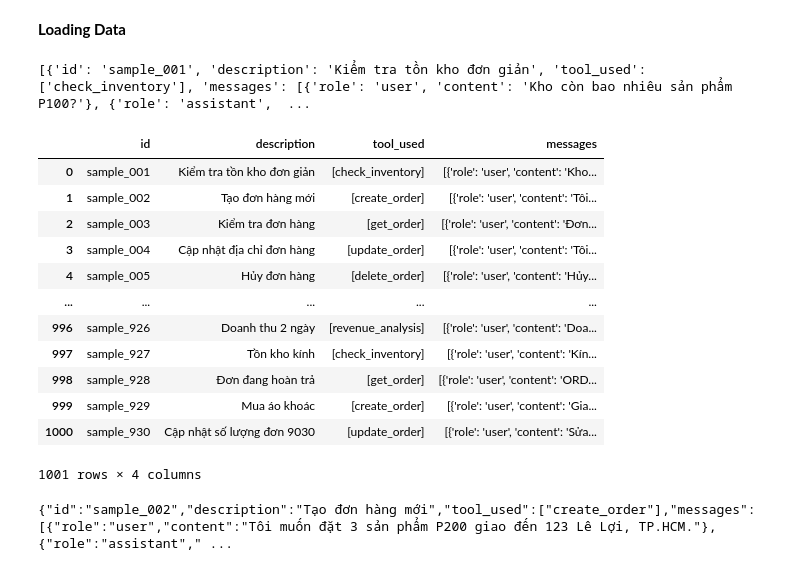
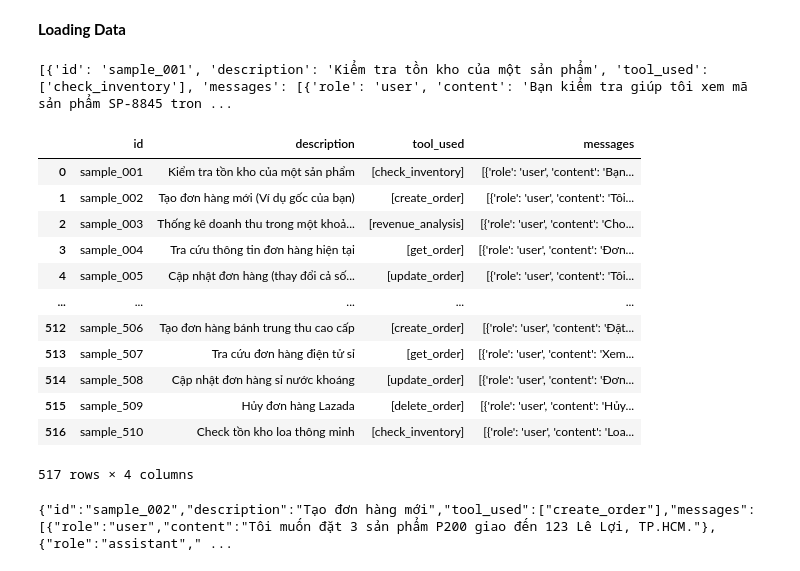
Before and after one commit to HyIsNoob/CS338, a Jupyter notebook: Trial.ipynb, the cells around one changed output. Drawn from its saved outputs; the diff is of its cells as text; code cells hidden in the pictures.

Commit message:
update data

```diff
--- a/Trial.ipynb
+++ b/Trial.ipynb
@@ -181,31 +161,31 @@ Sản phẩm P100 hiện còn 25 sản phẩm trong kho.<|im_end|>
 # %%
 import json
 
-with open('./data/agent_data.json', 'r', encoding='utf-8') as f:
+with open('./data/agent_data1.json', 'r', encoding='utf-8') as f:
     data = json.load(f)
 
 print(data)
 # %% [output]
-[{'id': 'sample_001', 'description': 'Kiểm tra tồn kho đơn giản', 'tool_used': ['check_inventory'], 'messages': [{'role': 'user', 'content': 'Kho còn bao nhiêu sản phẩm P100?'}, {'role': 'assistant',  ...
+[{'id': 'sample_001', 'description': 'Kiểm tra tồn kho của một sản phẩm', 'tool_used': ['check_inventory'], 'messages': [{'role': 'user', 'content': 'Bạn kiểm tra giúp tôi xem mã sản phẩm SP-8845 tron ...
 # %%
 import pandas as pd
 
-ds = pd.read_json("./data/agent_data.json")
+ds = pd.read_json("./data/agent_data1.json")
 ds
 # %% [output]
 |  | id | description | tool_used | messages |
-| 0 | sample_001 | Kiểm tra tồn kho đơn giản | [check_inventory] | [{'role': 'user', 'content': 'Kho... |
-| 1 | sample_002 | Tạo đơn hàng mới | [create_order] | [{'role': 'user', 'content': 'Tôi... |
-| 2 | sample_003 | Kiểm tra đơn hàng | [get_order] | [{'role': 'user', 'content': 'Đơn... |
-| 3 | sample_004 | Cập nhật địa chỉ đơn hàng | [update_order] | [{'role': 'user', 'content': 'Tôi... |
-| 4 | sample_005 | Hủy đơn hàng | [delete_order] | [{'role': 'user', 'content': 'Hủy... |
+| 0 | sample_001 | Kiểm tra tồn kho của một sản phẩm | [check_inventory] | [{'role': 'user', 'content': 'Bạn... |
+| 1 | sample_002 | Tạo đơn hàng mới (Ví dụ gốc của bạn) | [create_order] | [{'role': 'user', 'content': 'Tôi... |
+| 2 | sample_003 | Thống kê doanh thu trong một khoả... | [revenue_analysis] | [{'role': 'user', 'content': 'Cho... |
+| 3 | sample_004 | Tra cứu thông tin đơn hàng hiện tại | [get_order] | [{'role': 'user', 'content': 'Đơn... |
+| 4 | sample_005 | Cập nhật đơn hàng (thay đổi cả số... | [update_order] | [{'role': 'user', 'content': 'Tôi... |
 | ... | ... | ... | ... | ... |
-| 996 | sample_926 | Doanh thu 2 ngày | [revenue_analysis] | [{'role': 'user', 'content': 'Doa... |
-| 997 | sample_927 | Tồn kho kính | [check_inventory] | [{'role': 'user', 'content': 'Kín... |
-| 998 | sample_928 | Đơn đang hoàn trả | [get_order] | [{'role': 'user', 'content': 'ORD... |
-| 999 | sample_929 | Mua áo khoác | [create_order] | [{'role': 'user', 'content': 'Gia... |
-| 1000 | sample_930 | Cập nhật số lượng đơn 9030 | [update_order] | [{'role': 'user', 'content': 'Sửa... |
+| 512 | sample_506 | Tạo đơn hàng bánh trung thu cao cấp | [create_order] | [{'role': 'user', 'content': 'Đặt... |
+| 513 | sample_507 | Tra cứu đơn hàng điện tử sỉ | [get_order] | [{'role': 'user', 'content': 'Xem... |
+| 514 | sample_508 | Cập nhật đơn hàng sỉ nước khoáng | [update_order] | [{'role': 'user', 'content': 'Đơn... |
+| 515 | sample_509 | Hủy đơn hàng Lazada | [delete_order] | [{'role': 'user', 'content': 'Hủy... |
+| 516 | sample_510 | Check tồn kho loa thông minh | [check_inventory] | [{'role': 'user', 'content': 'Loa... |
-1001 rows × 4 columns
+517 rows × 4 columns
 # %%
 print(ds.iloc[1].to_json(force_ascii=False))
 # %% [output]
```
Also changed, not shown: parts of 7 cells of this notebook, 7 other files.
